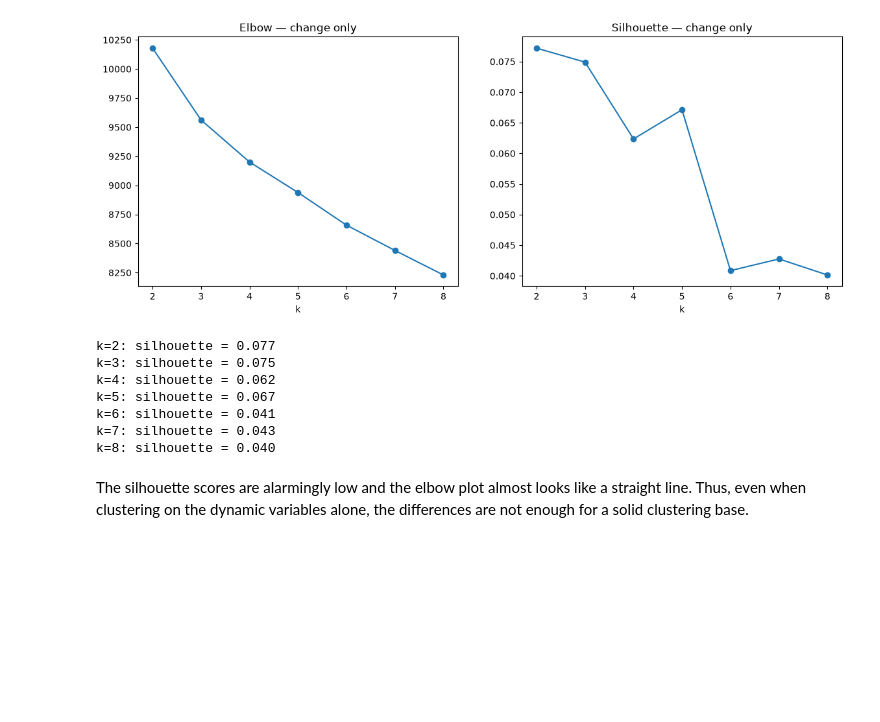
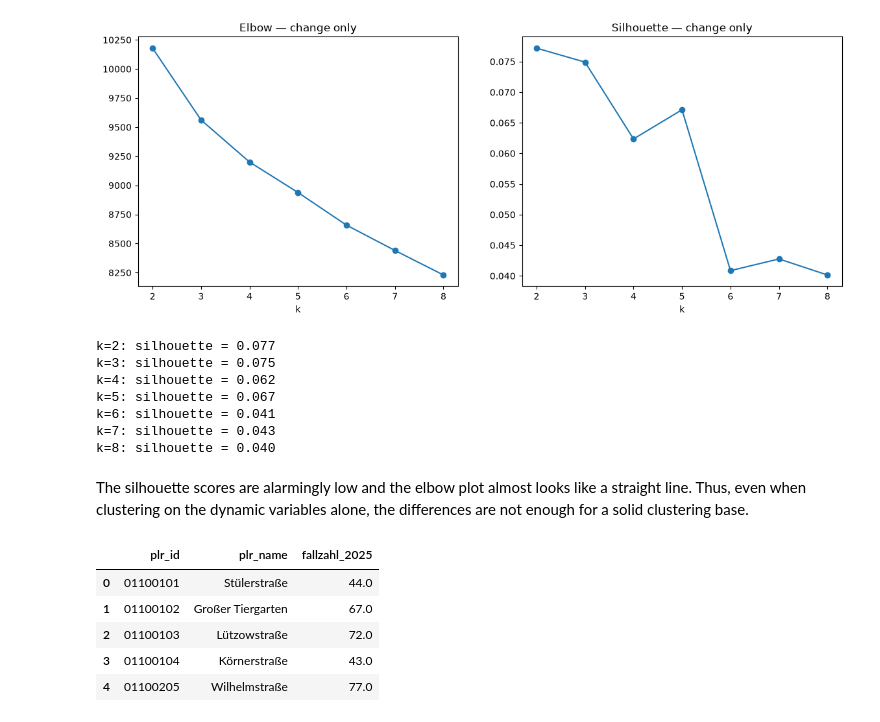
Before and after one commit to mshlg/capstone-kiezkeeper, a Jupyter notebook: notebooks/Module1_clustering/module_1_explore-clusters.ipynb, the cells around one changed output. Cells and saved outputs as stored; diff of their text form; code cells hidden in the pictures; blank space fills up the shorter version.

```diff
--- a/notebooks/Module1_clustering/module_1_explore-clusters.ipynb
+++ b/notebooks/Module1_clustering/module_1_explore-clusters.ipynb
@@ -660,3 +696,17 @@ k=7: silhouette = 0.043
 k=8: silhouette = 0.040
 # %% [markdown]
 The silhouette scores are alarmingly low and the elbow plot almost looks like a straight line. Thus, even when clustering on the dynamic variables alone, the differences are not enough for a solid clustering base.
+# %%
+check = pd.read_csv(
+    "../../data/real_estate/raw/var1_angebotsmieten_2021_2025.csv",
+    usecols=["plr_id", "plr_name","fallzahl_2025"],
+    dtype={"plr_id": str}
+)
+check.head()
+# %% [output]
+|  | plr_id | plr_name | fallzahl_2025 |
+| 0 | 01100101 | Stülerstraße | 44.0 |
+| 1 | 01100102 | Großer Tiergarten | 67.0 |
+| 2 | 01100103 | Lützowstraße | 72.0 |
+| 3 | 01100104 | Körnerstraße | 43.0 |
+| 4 | 01100205 | Wilhelmstraße | 77.0 |
```
Also changed, not shown: parts of 14 cells of this notebook.
